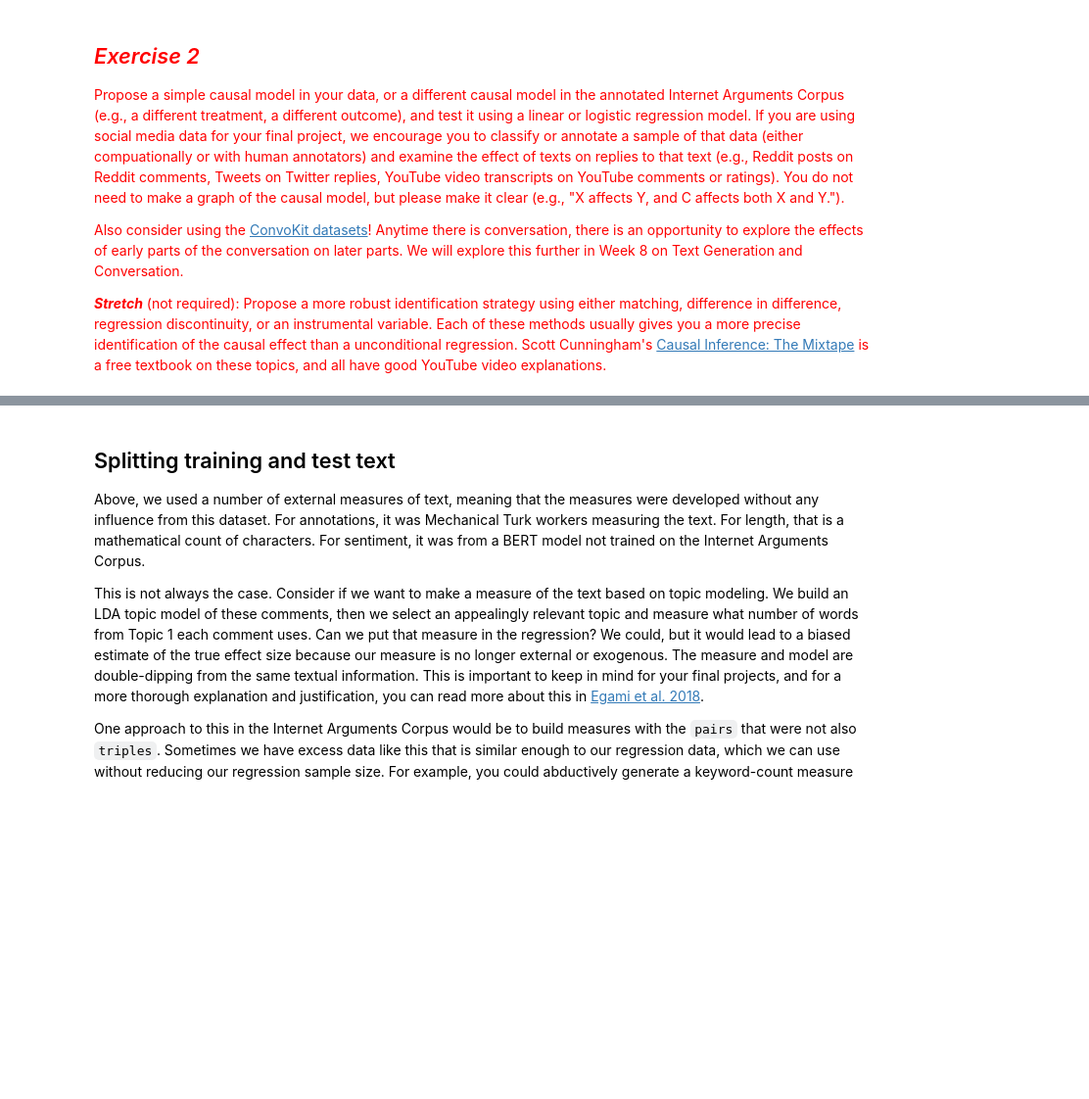
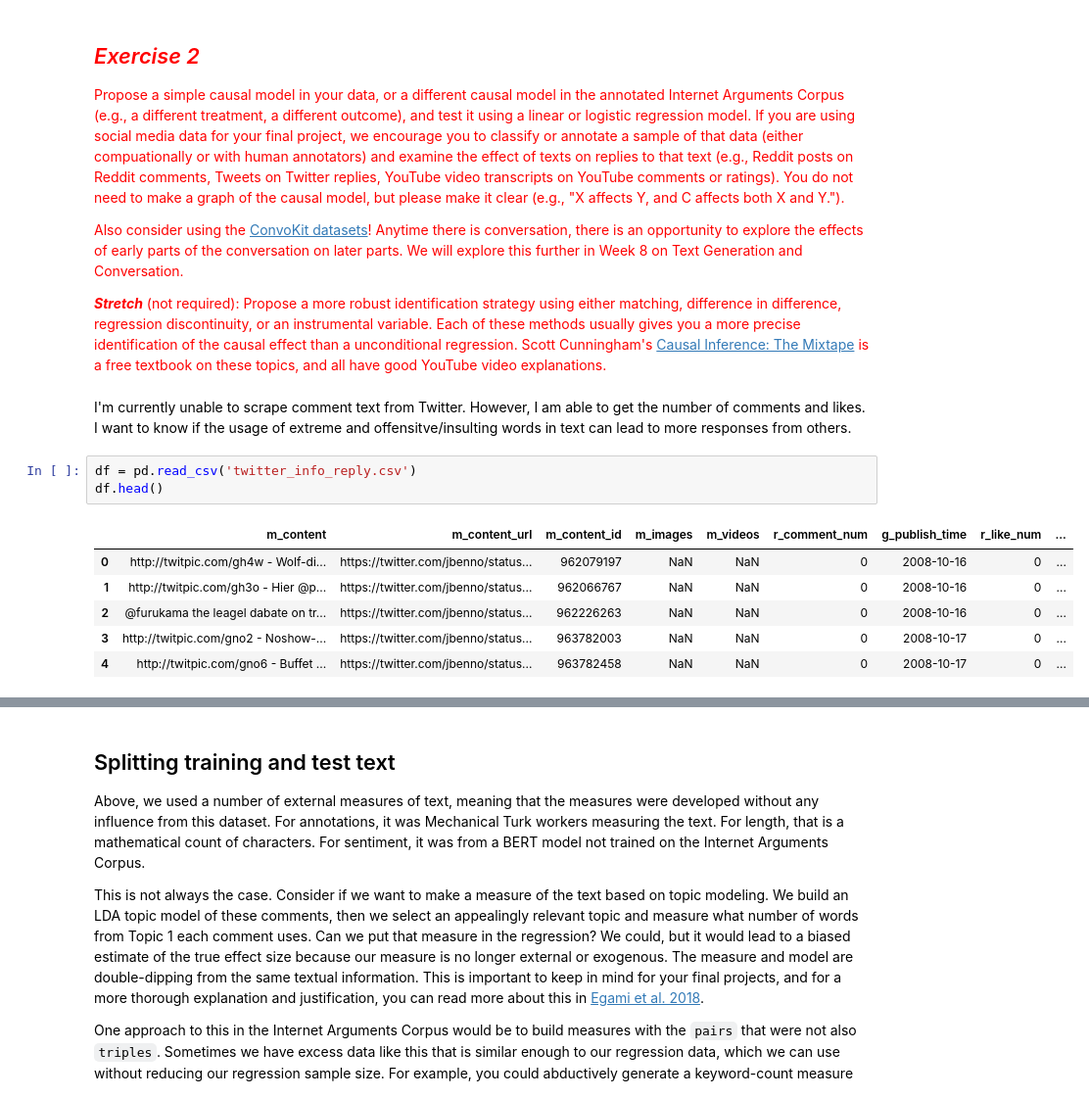
Before and after one commit to LuZhang0128/Computational_Content_Analysis, a Jupyter notebook: week-6/6-Prediction-and-Causal-Inference.ipynb, the cells around one changed output, grey strips where cells are left out. Shown at 98% size. Saved outputs shown, nothing was run; the diff lists cells and outputs as text; blank space fills up the shorter version.

```diff
--- a/week-6/6-Prediction-and-Causal-Inference.ipynb
+++ b/week-6/6-Prediction-and-Causal-Inference.ipynb
@@ -321,3 +327,15 @@ The condition number is reasonably high, but our correlatons do not seem too str
 <font color="red">Also consider using the [ConvoKit datasets](https://convokit.cornell.edu/documentation/datasets.html)! Anytime there is conversation, there is an opportunity to explore the effects of early parts of the conversation on later parts. We will explore this further in Week 8 on Text Generation and Conversation.
 
 <font color="red">***Stretch*** (not required): Propose a more robust identification strategy using either matching, difference in difference, regression discontinuity, or an instrumental variable. Each of these methods usually gives you a more precise identification of the causal effect than a unconditional regression. Scott Cunningham's [Causal Inference: The Mixtape](https://mixtape.scunning.com/) is a free textbook on these topics, and all have good YouTube video explanations.
+# %% [markdown]
+I'm currently unable to scrape comment text from Twitter. However, I am able to get the number of comments and likes. I want to know if the usage of extreme and offensitve/insulting words in text can lead to more responses from others.
+# %%
+df = pd.read_csv('twitter_info_reply.csv')
+df.head()
+# %% [output]
+|  | m_content | m_content_url | m_content_id | m_images | m_videos | r_comment_num | g_publish_time | r_like_num | ... |
+| 0 | http://twitpic.com/gh4w - Wolf-di... | https://twitter.com/jbenno/status... | 962079197 | NaN | NaN | 0 | 2008-10-16 | 0 | ... |
+| 1 | http://twitpic.com/gh3o - Hier @p... | https://twitter.com/jbenno/status... | 962066767 | NaN | NaN | 0 | 2008-10-16 | 0 | ... |
+| 2 | @furukama the leagel dabate on tr... | https://twitter.com/jbenno/status... | 962226263 | NaN | NaN | 0 | 2008-10-16 | 0 | ... |
+| 3 | http://twitpic.com/gno2 - Noshow-... | https://twitter.com/jbenno/status... | 963782003 | NaN | NaN | 0 | 2008-10-17 | 0 | ... |
+| 4 | http://twitpic.com/gno6 - Buffet ... | https://twitter.com/jbenno/status... | 963782458 | NaN | NaN | 0 | 2008-10-17 | 0 | ... |
```
Also changed, not shown: parts of 29 cells of this notebook, 1 other file.
